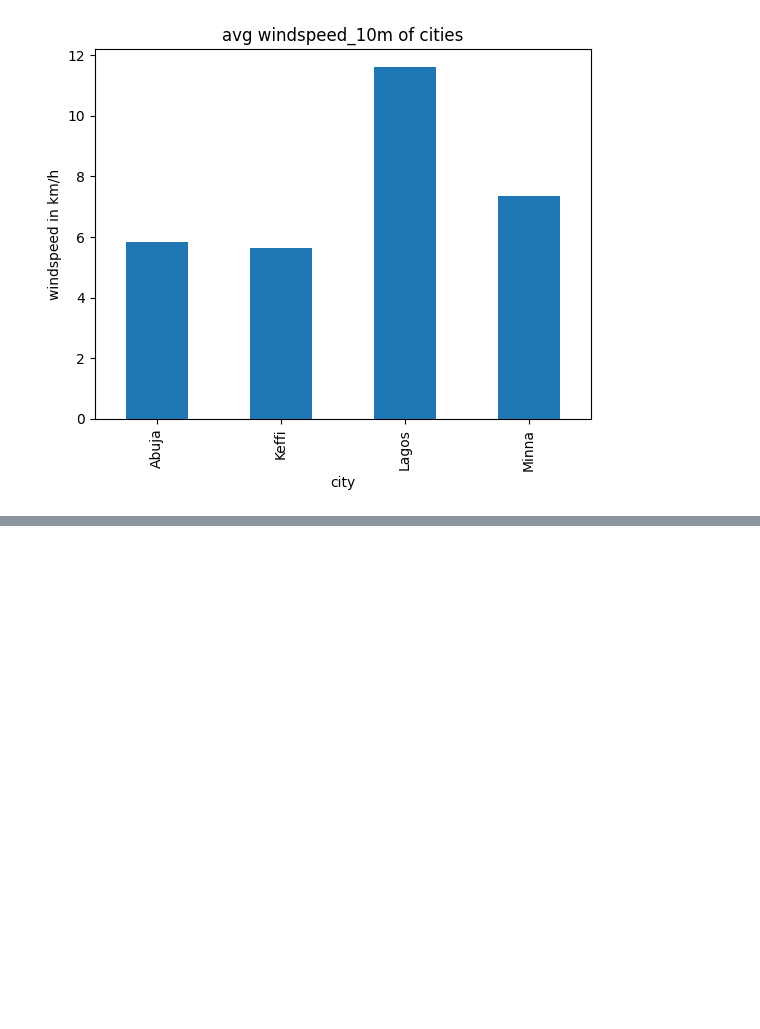
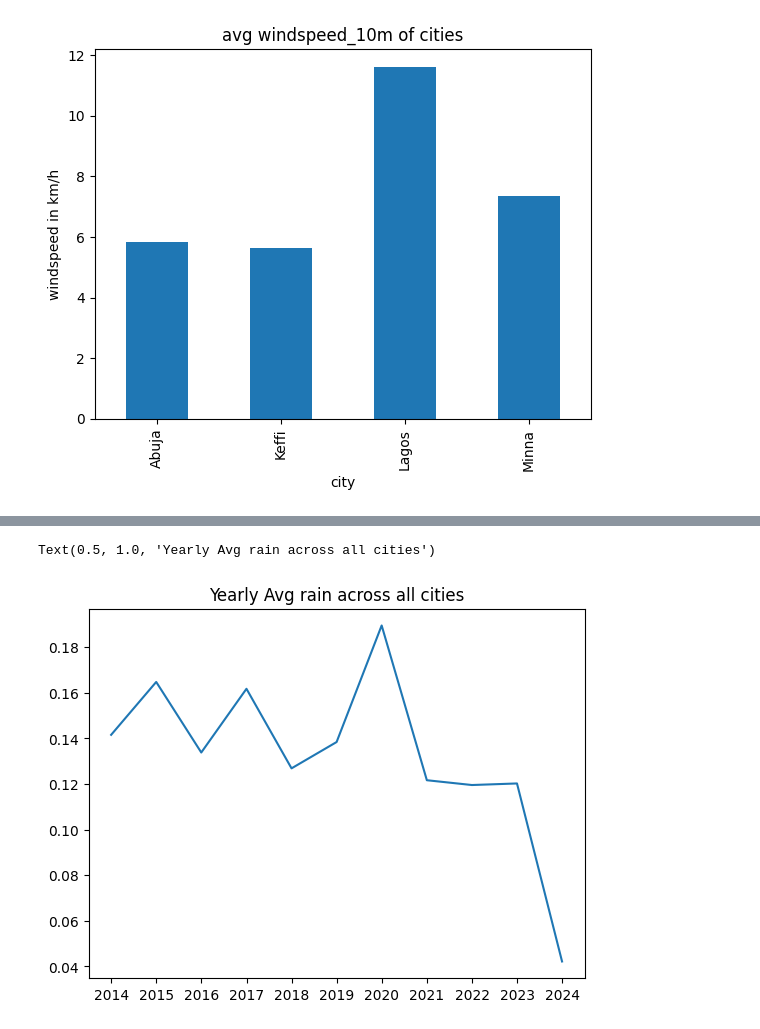
Before and after one commit to vdavidanalyst/Weather_wiz, a Jupyter notebook: analysis.ipynb, the cells around one changed output, grey strips where cells are left out. Cells and saved outputs as stored; diff of their text form; code cells hidden in the pictures; blank space fills up the shorter version.

```diff
--- a/analysis.ipynb
+++ b/analysis.ipynb
@@ -159,0 +162,6 @@ plt.plot(df['temperature_2m'].resample('Y').mean())
+# %%
+plt.plot(df['rain'].resample('Y').mean())
+plt.title('Yearly Avg rain across all cities')
+# %% [output]
+Text(0.5, 1.0, 'Yearly Avg rain across all cities')
+[figure, added]
```
Also changed, not shown: parts of 6 cells of this notebook.
